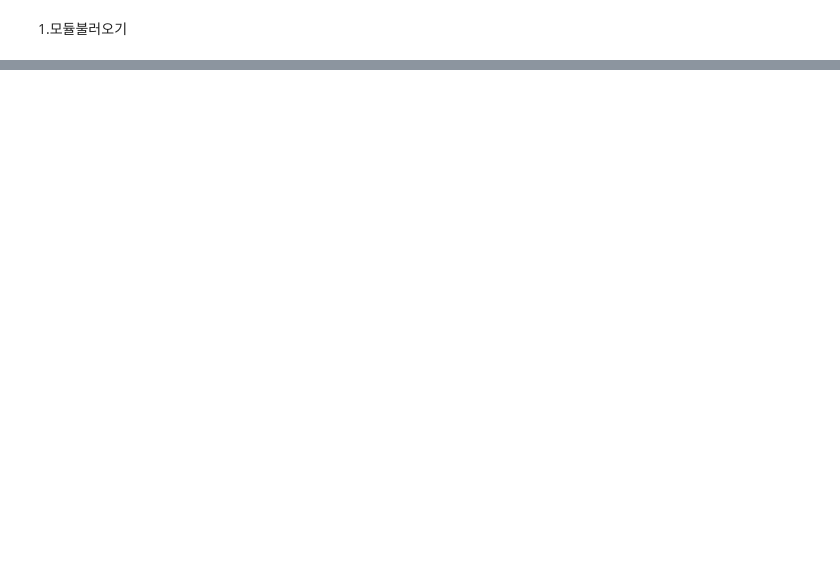
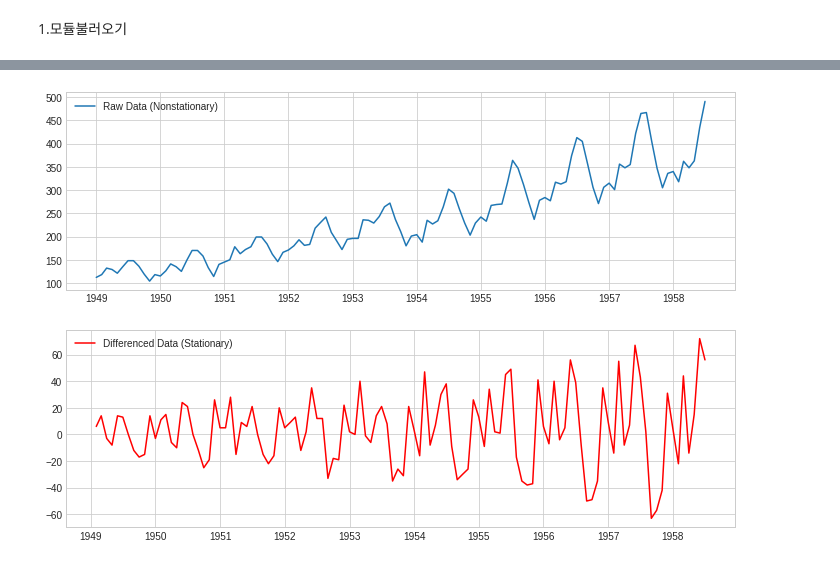
Before and after one commit to sejii93/Probability-Model, a Jupyter notebook: ARIMA_SARIMA.ipynb, the cells around one changed output, grey strips where cells are left out. Saved outputs shown, nothing was run; the diff lists cells and outputs as text; code cells hidden in the pictures; blank space fills up the shorter version.

```diff
--- a/ARIMA_SARIMA.ipynb
+++ b/ARIMA_SARIMA.ipynb
@@ -52,0 +77,8 @@ ModuleNotFoundError: ignored
+# %%
+diff_train_data = train_data.copy()
+diff_train_data = diff_train_data['passengers'].diff()
+diff_train_data = diff_train_data.dropna()
+print('===== Raw Data =====')
+print(train_data)
+print('=== Differenced Data ===')
+print(diff_train_data)
@@ -52,0 +103,11 @@ ModuleNotFoundError: ignored
+# %%
+plt.figure(figsize=(12,8))
+plt.subplot(211)
+plt.plot(train_data['passengers'])
+plt.legend(['Raw Data (Nonstationary)'])
+plt.subplot(212)
+plt.plot(diff_train_data, 'red') #first difference (t - (t-1))
+plt.legend(['Differenced Data (Stationary)'])
+plt.show()
+# %% [output]
+[figure, added]
```
Also changed, not shown: parts of 16 cells of this notebook.
